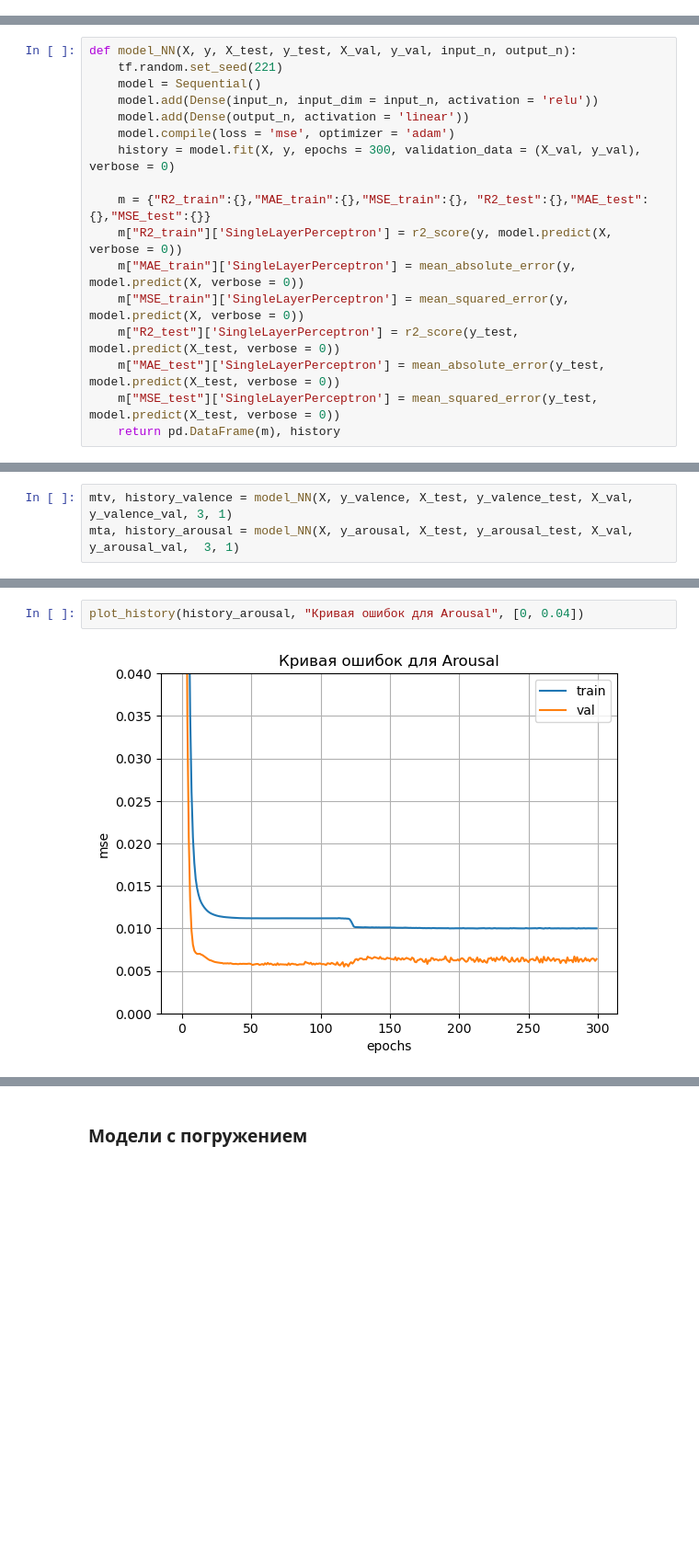
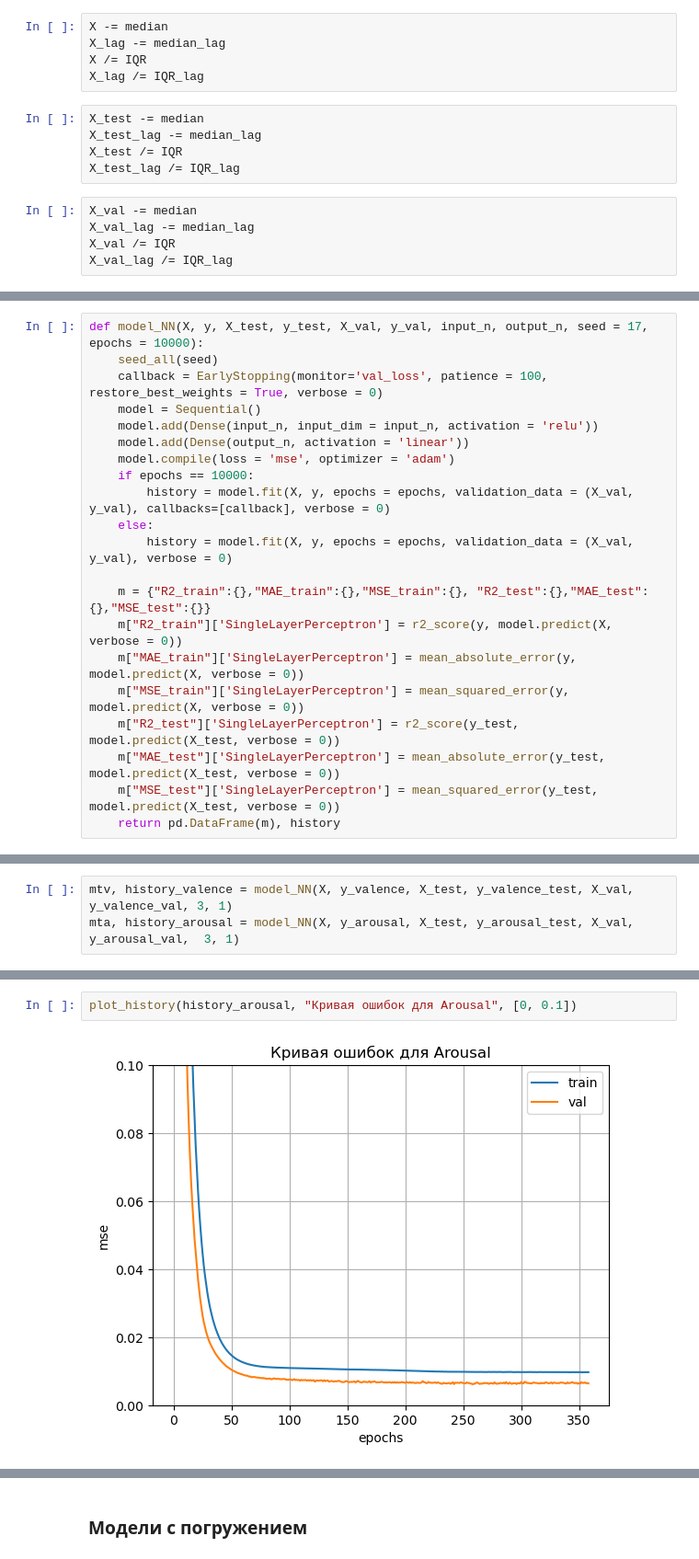
Before and after one commit to KLJBr/Course_Work, a Jupyter notebook: Progress_of_Work/Модели с однослойным персептроном.ipynb, the cells around one changed output, grey strips where cells are left out. Shown at 92% size. Cells and saved outputs as stored; diff of their text form; blank space fills up the shorter version.

```diff
--- a/Progress_of_Work/Модели с однослойным персептроном.ipynb
+++ b/Progress_of_Work/Модели с однослойным персептроном.ipynb
@@ -93,13 +116,32 @@ X_val_lag /= std_lag
+# %%
+X -= median
+X_lag -= median_lag
+X /= IQR
+X_lag /= IQR_lag
+# %%
+X_test -= median
+X_test_lag -= median_lag
+X_test /= IQR
+X_test_lag /= IQR_lag
+# %%
+X_val -= median
+X_val_lag -= median_lag
+X_val /= IQR
+X_val_lag /= IQR_lag
 # %% [markdown]
 ### Общая функция оценки моделей
 # %%
-def model_NN(X, y, X_test, y_test, X_val, y_val, input_n, output_n):
-    tf.random.set_seed(221)
+def model_NN(X, y, X_test, y_test, X_val, y_val, input_n, output_n, seed = 17, epochs = 10000):
+    seed_all(seed)
+    callback = EarlyStopping(monitor='val_loss', patience = 100, restore_best_weights = True, verbose = 0)
     model = Sequential()
     model.add(Dense(input_n, input_dim = input_n, activation = 'relu'))
     model.add(Dense(output_n, activation = 'linear'))
     model.compile(loss = 'mse', optimizer = 'adam')
-    history = model.fit(X, y, epochs = 300, validation_data = (X_val, y_val), verbose = 0)
+    if epochs == 10000:
+        history = model.fit(X, y, epochs = epochs, validation_data = (X_val, y_val), callbacks=[callback], verbose = 0)
+    else:
+        history = model.fit(X, y, epochs = epochs, validation_data = (X_val, y_val), verbose = 0)
 
     m = {"R2_train":{},"MAE_train":{},"MSE_train":{}, "R2_test":{},"MAE_test":{},"MSE_test":{}}
     m["R2_train"]['SingleLayerPerceptron'] = r2_score(y, model.predict(X, verbose = 0))
@@ -131,4 +173,4 @@ plot_history(history_valence, "Кривая ошибок для Valence", [0.08,
 # %%
-plot_history(history_arousal, "Кривая ошибок для Arousal", [0, 0.04])
+plot_history(history_arousal, "Кривая ошибок для Arousal", [0, 0.1])
 # %% [output]
-[figure, old version]
+[figure, new version]
```
Also changed, not shown: parts of 22 cells of this notebook, 6 other files.
